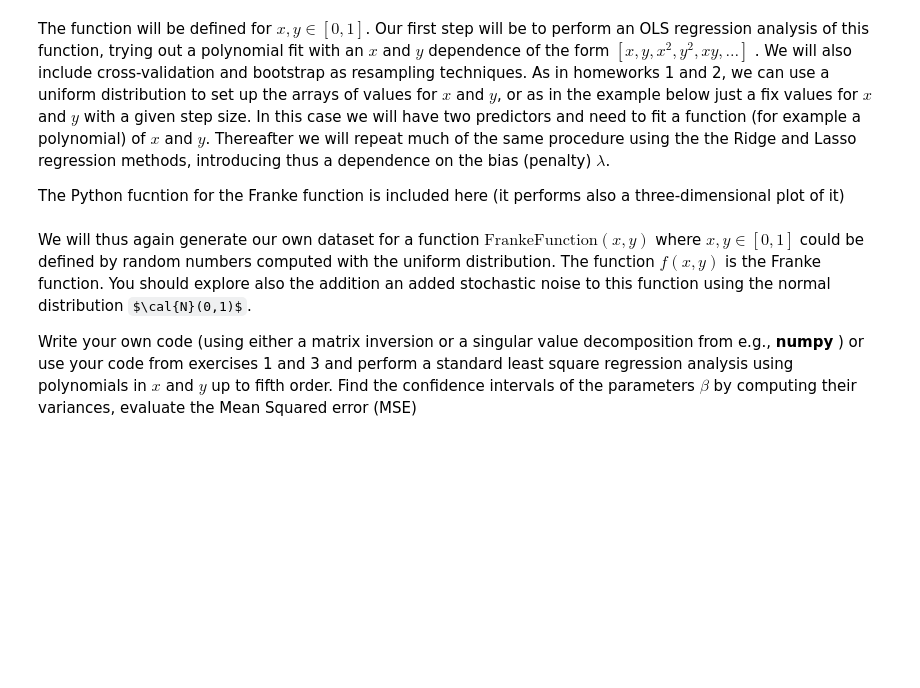
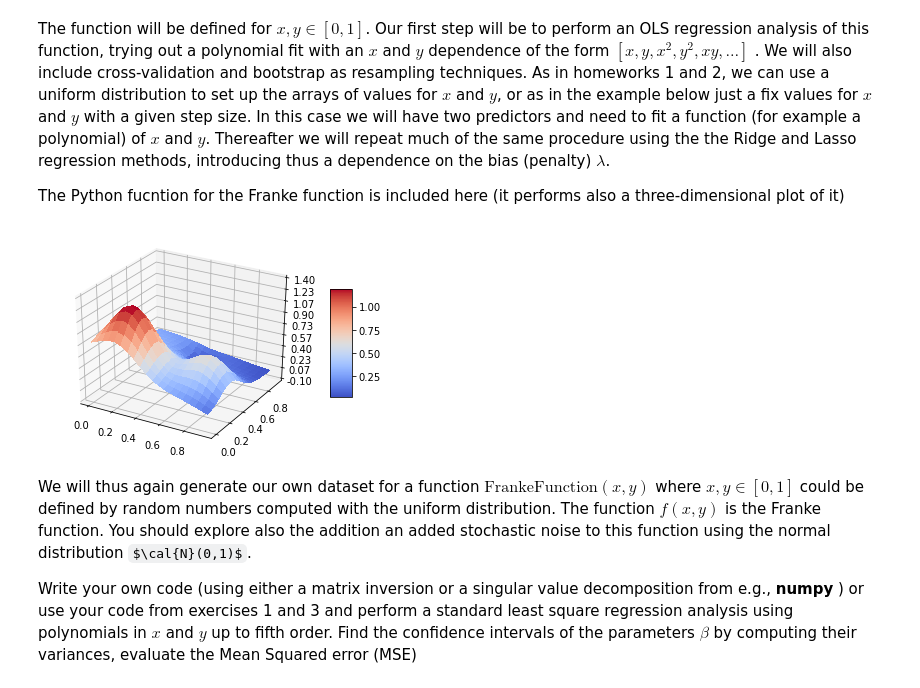
Before and after one commit to kylegodbey/MachineLearningMSU, a Jupyter notebook: doc/pub/Regression/ipynb/Regression.ipynb, the cells around one changed output. Drawn from its saved outputs; the diff is of its cells as text; code cells hidden in the pictures; some formulas as TeX source; blank space fills up the shorter version.

```diff
--- a/doc/pub/Regression/ipynb/Regression.ipynb
+++ b/doc/pub/Regression/ipynb/Regression.ipynb
@@ -3579,33 +3694,40 @@ ax = fig.gca(projection='3d')
 
 # Make data.
 x = np.arange(0, 1, 0.05)
 y = np.arange(0, 1, 0.05)
 x, y = np.meshgrid(x,y)
+
+Xd = np.zeros((len(x),3))
+Xd[:,0] = 1
+Xd[:,1] = x
+Xd[:,2] = x**(2.0)
 
 
 def FrankeFunction(x,y):
     term1 = 0.75*np.exp(-(0.25*(9*x-2)**2) - 0.25*((9*y-2)**2))
     term2 = 0.75*np.exp(-((9*x+1)**2)/49.0 - 0.1*(9*y+1))
     term3 = 0.5*np.exp(-(9*x-7)**2/4.0 - 0.25*((9*y-3)**2))
     term4 = -0.2*np.exp(-(9*x-4)**2 - (9*y-7)**2)
     return term1 + term2 + term3 + term4
 
 
 z = FrankeFunction(x, y)
 
 # Plot the surface.
 surf = ax.plot_surface(x, y, z, cmap=cm.coolwarm,
                        linewidth=0, antialiased=False)
 
 # Customize the z axis.
 ax.set_zlim(-0.10, 1.40)
 ax.zaxis.set_major_locator(LinearLocator(10))
 ax.zaxis.set_major_formatter(FormatStrFormatter('%.02f'))
 
 # Add a color bar which maps values to colors.
 fig.colorbar(surf, shrink=0.5, aspect=5)
 
 plt.show()
+# %% [output]
+[figure, added]
 # %% [markdown]
 We will thus again generate our own dataset for a function $\mathrm{FrankeFunction}(x,y)$ where
 $x,y \in [0,1]$ could be defined by random numbers computed with the uniform
```
Also changed, not shown: parts of 6 cells of this notebook.
